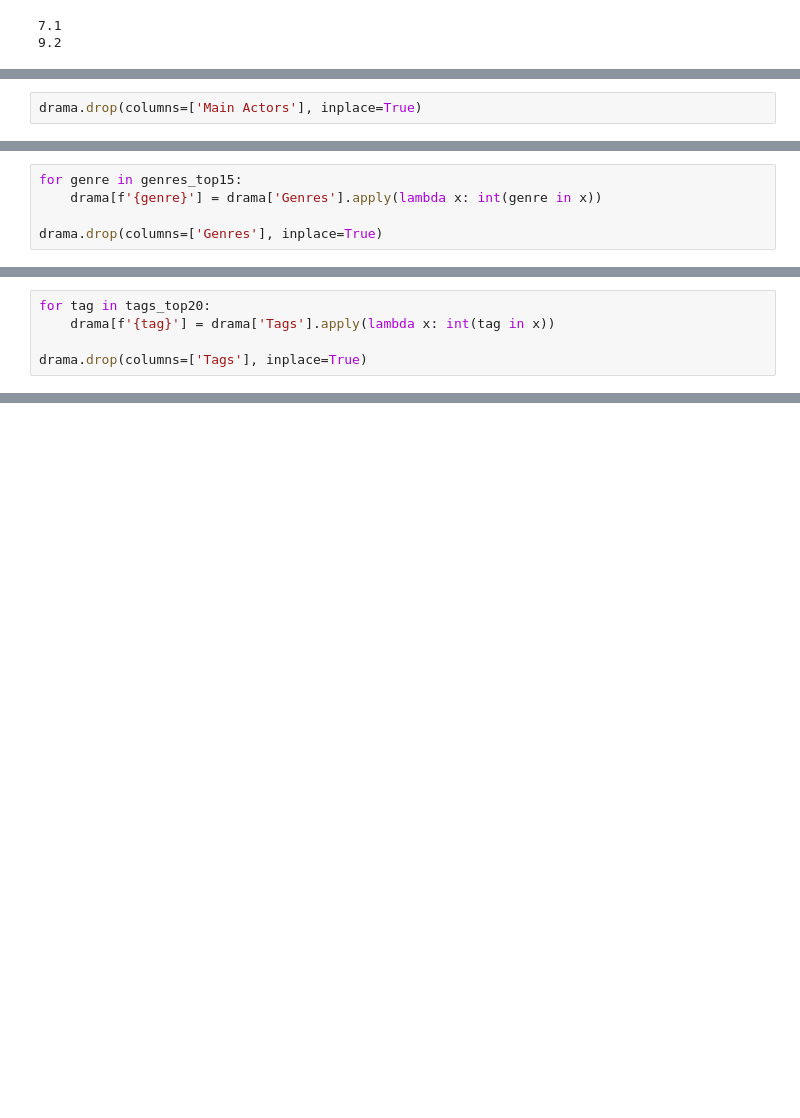
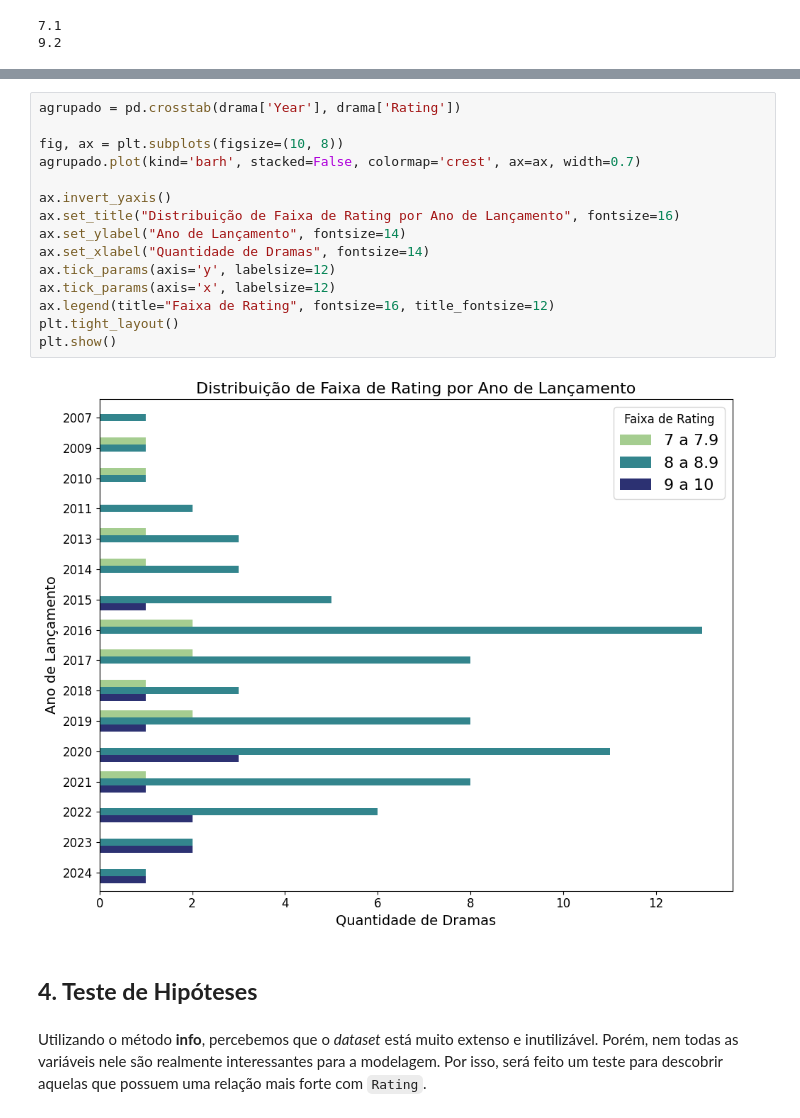
Before and after one commit to VitoriaPontes/KDramaRating, a Jupyter notebook: K-Drama Final Project.ipynb, the cells around one changed output, grey strips where cells are left out. Drawn from its saved outputs; the diff is of its cells as text; blank space fills up the shorter version.

```diff
--- a/K-Drama Final Project.ipynb
+++ b/K-Drama Final Project.ipynb
@@ -208,2 +265,0 @@ dtype: int64
-# %%
-drama.drop(columns=['Main Actors'], inplace=True)
@@ -218,5 +265,0 @@ print(genres_top15)
-# %%
-for genre in genres_top15:
-    drama[f'{genre}'] = drama['Genres'].apply(lambda x: int(genre in x))
-
-drama.drop(columns=['Genres'], inplace=True)
@@ -231,5 +265,0 @@ print(tags_top20)
-# %%
-for tag in tags_top20:
-    drama[f'{tag}'] = drama['Tags'].apply(lambda x: int(tag in x))
-
-drama.drop(columns=['Tags'], inplace=True)
@@ -261,3 +313,24 @@ print(quanti)
+# %%
+agrupado = pd.crosstab(drama['Year'], drama['Rating'])
+
+fig, ax = plt.subplots(figsize=(10, 8))
+agrupado.plot(kind='barh', stacked=False, colormap='crest', ax=ax, width=0.7)
+
+ax.invert_yaxis()
+ax.set_title("Distribuição de Faixa de Rating por Ano de Lançamento", fontsize=16)
+ax.set_ylabel("Ano de Lançamento", fontsize=14)
+ax.set_xlabel("Quantidade de Dramas", fontsize=14)
+ax.tick_params(axis='y', labelsize=12)
+ax.tick_params(axis='x', labelsize=12)
+ax.legend(title="Faixa de Rating", fontsize=16, title_fontsize=12)
+plt.tight_layout()
+plt.show()
+# %% [output]
+[figure, added]
+# %% [markdown]
+## **4. Teste de Hipóteses**
+# %% [markdown]
+Utilizando o método **info**, percebemos que o *dataset* está muito extenso e inutilizável. Porém, nem todas as variáveis nele são realmente interessantes para a modelagem. Por isso, será feito um teste para descobrir aquelas que possuem uma relação mais forte com `Rating`.
 # %%
 drama.info()
 # %% [output]
```
Also changed, not shown: parts of 112 cells of this notebook.
